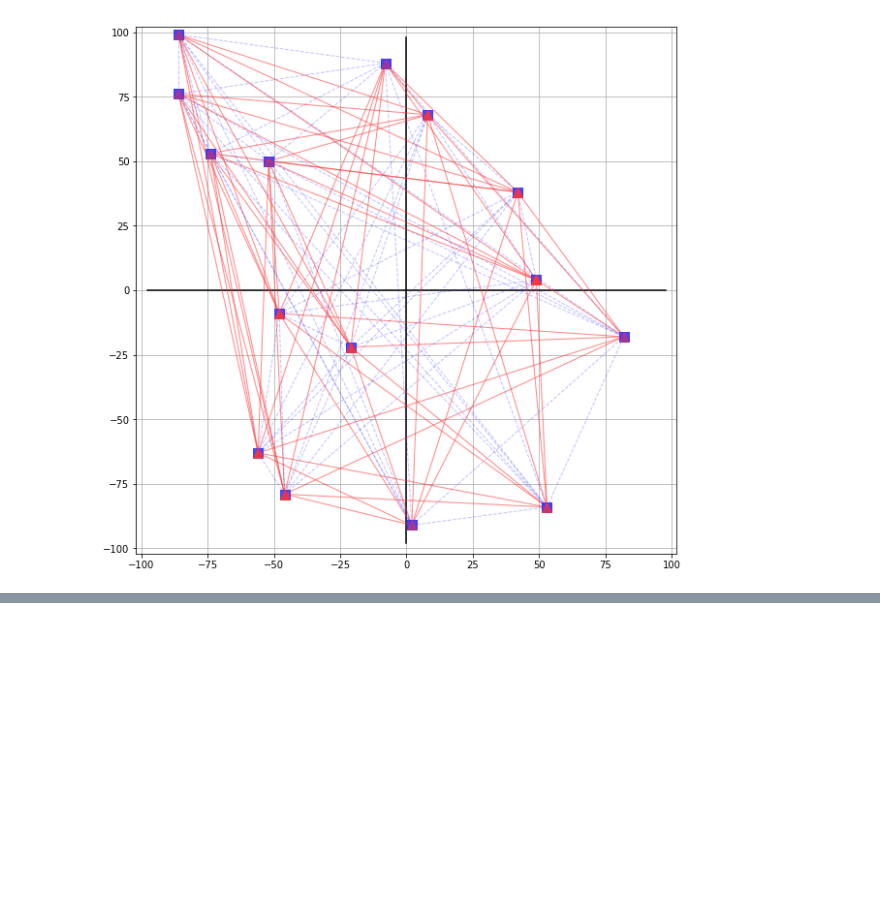
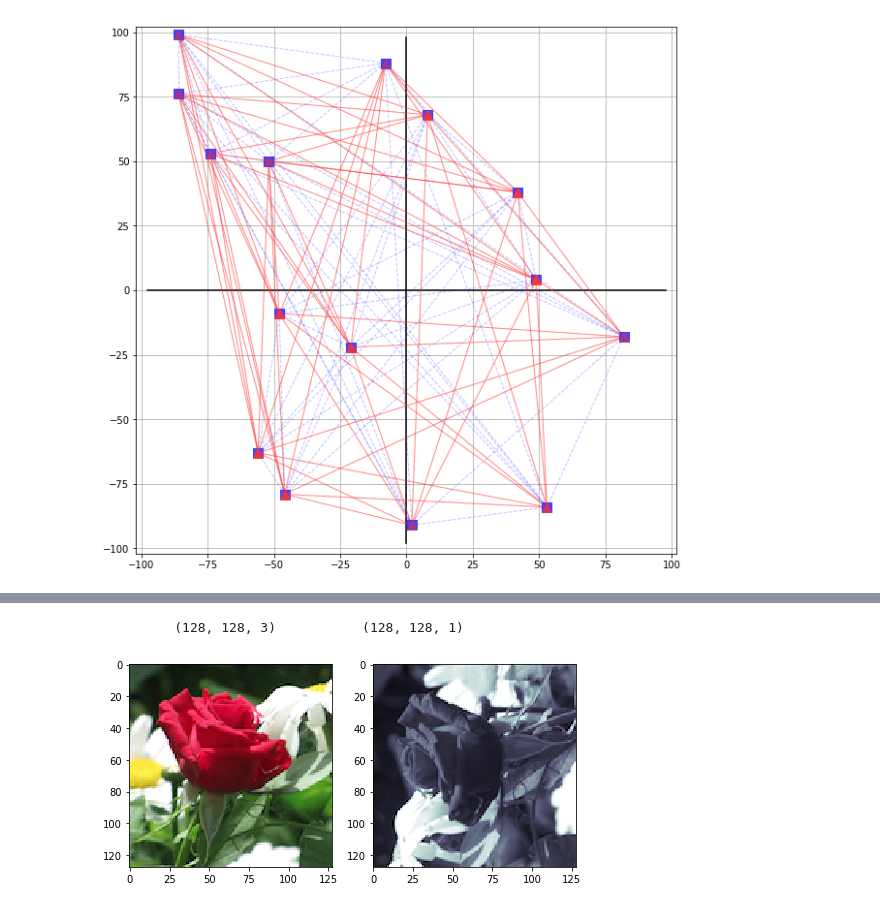
Before and after one commit to OlgaBelitskaya/instagram, a Jupyter notebook: instagram_python.ipynb, the cells around one changed output, grey strips where cells are left out. Drawn from its saved outputs; the diff is of its cells as text; code cells hidden in the pictures; blank space fills up the shorter version.

```diff
--- a/instagram_python.ipynb
+++ b/instagram_python.ipynb
@@ -30,0 +63,17 @@ for i in range(N):
+# %%
+import pylab, keras
+from keras.preprocessing import image as keras_image
+path = "../deep_learning_projects/DL_PP0/data/flower_images/"; file = "0006.png"
+def display_img(f,s=128):
+    img = keras_image.load_img(f,target_size=(s,s))
+    img = keras_image.img_to_array(img)/255
+    grey_img = keras_image.load_img(f,color_mode="grayscale",target_size=(s,s))
+    grey_img = keras_image.img_to_array(grey_img)
+    fig = pylab.figure(figsize=(8,4))
+    ax1 = fig.add_subplot(121); ax2 = fig.add_subplot(122)
+    ax1.imshow(img); ax2.imshow(grey_img.reshape(s,s).T,cmap=pylab.cm.bone)
+    print(9*' ',img.shape,9*' ',grey_img.shape)
+display_img(path+file)
+# %% [output]
+          (128, 128, 3)           (128, 128, 1)
+[figure, added]
```
Also changed, not shown: parts of 13 cells of this notebook.
